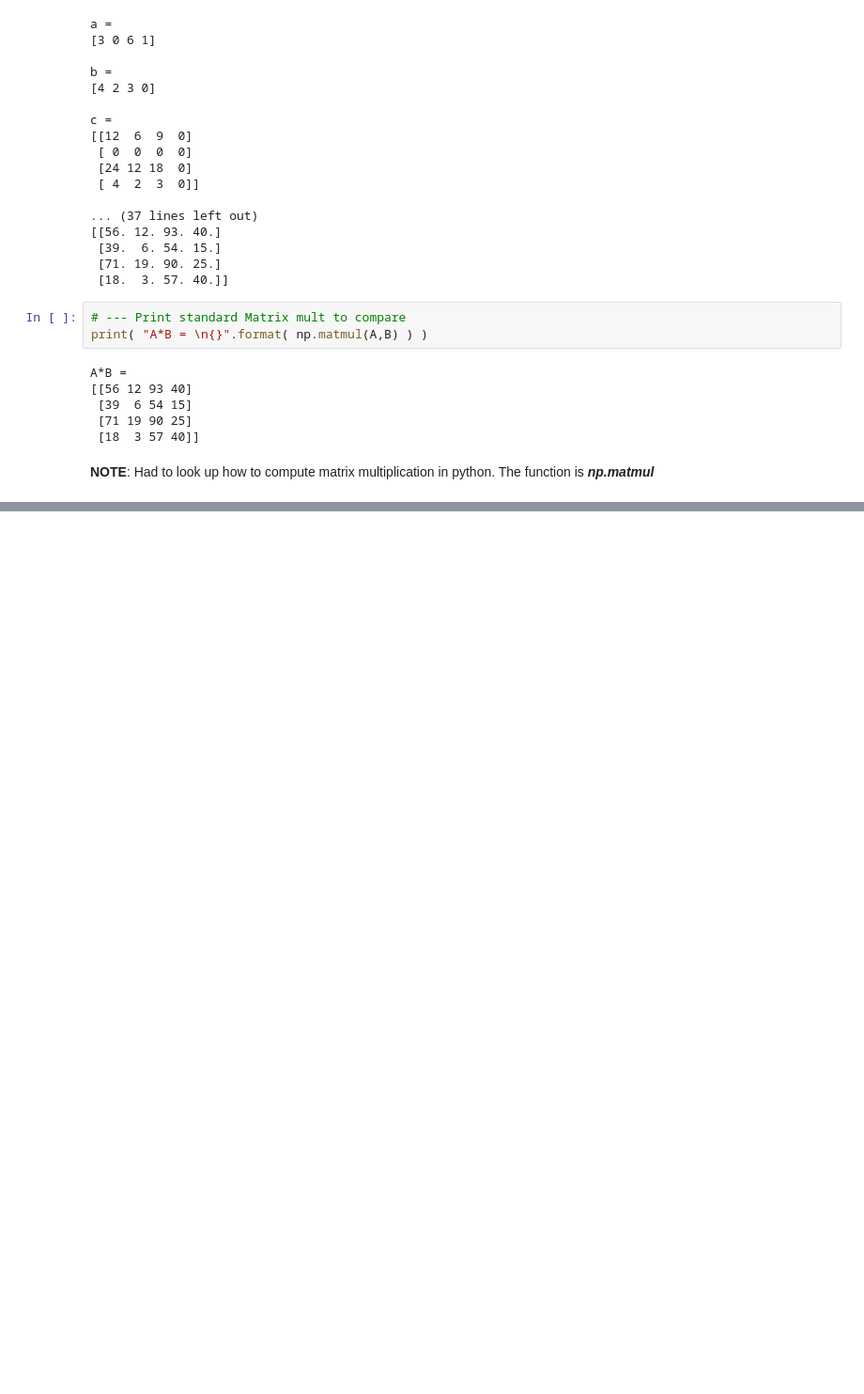
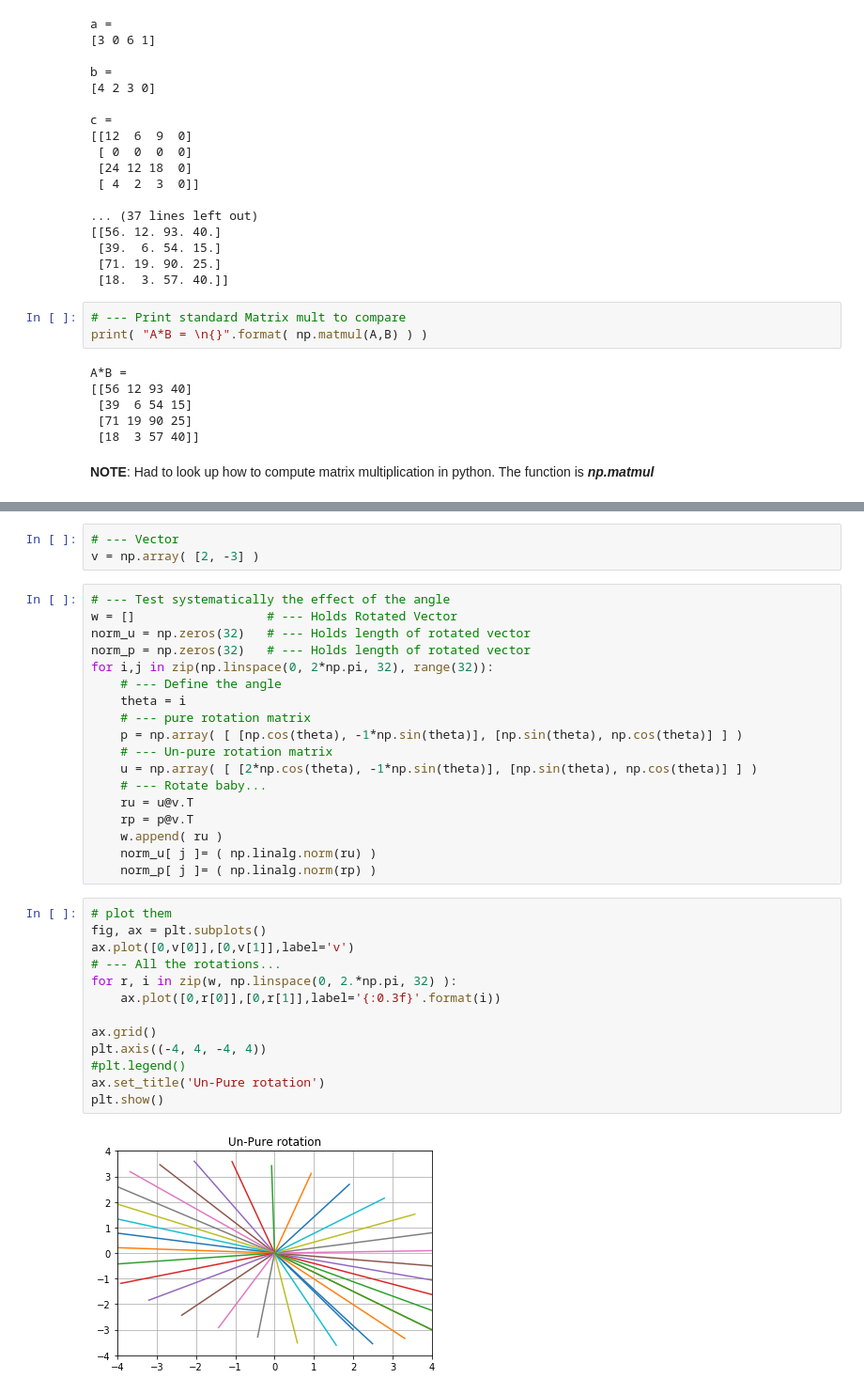
Before and after one commit to whyven/linearAlgebra, a Jupyter notebook: CodeChallenges.ipynb, the cells around one changed output, grey strips where cells are left out. Shown: that part at 94% size. Cells and saved outputs as stored; diff of their text form; blank space fills up the shorter version.

```diff
--- a/CodeChallenges.ipynb
+++ b/CodeChallenges.ipynb
@@ -372,0 +377,36 @@ A*B =
+# %%
+# --- Vector
+v = np.array( [2, -3] )
+# %%
+# --- Test systematically the effect of the angle
+w = []                  # --- Holds Rotated Vector
+norm_u = np.zeros(32)   # --- Holds length of rotated vector
+norm_p = np.zeros(32)   # --- Holds length of rotated vector
+for i,j in zip(np.linspace(0, 2*np.pi, 32), range(32)):
+    # --- Define the angle
+    theta = i
+    # --- pure rotation matrix
+    p = np.array( [ [np.cos(theta), -1*np.sin(theta)], [np.sin(theta), np.cos(theta)] ] )
+    # --- Un-pure rotation matrix
+    u = np.array( [ [2*np.cos(theta), -1*np.sin(theta)], [np.sin(theta), np.cos(theta)] ] )
+    # --- Rotate baby...
+    ru = u@v.T
+    rp = p@v.T
+    w.append( ru )
+    norm_u[ j ]= ( np.linalg.norm(ru) )
+    norm_p[ j ]= ( np.linalg.norm(rp) )
+# %%
+# plot them
+fig, ax = plt.subplots()
+ax.plot([0,v[0]],[0,v[1]],label='v')
+# --- All the rotations...
+for r, i in zip(w, np.linspace(0, 2.*np.pi, 32) ):
+    ax.plot([0,r[0]],[0,r[1]],label='{:0.3f}'.format(i))
+
+ax.grid()
+plt.axis((-4, 4, -4, 4))
+#plt.legend()
+ax.set_title('Un-Pure rotation')
+plt.show()
+# %% [output]
+[figure, added]
```
Also changed, not shown: parts of 2 cells of this notebook.
